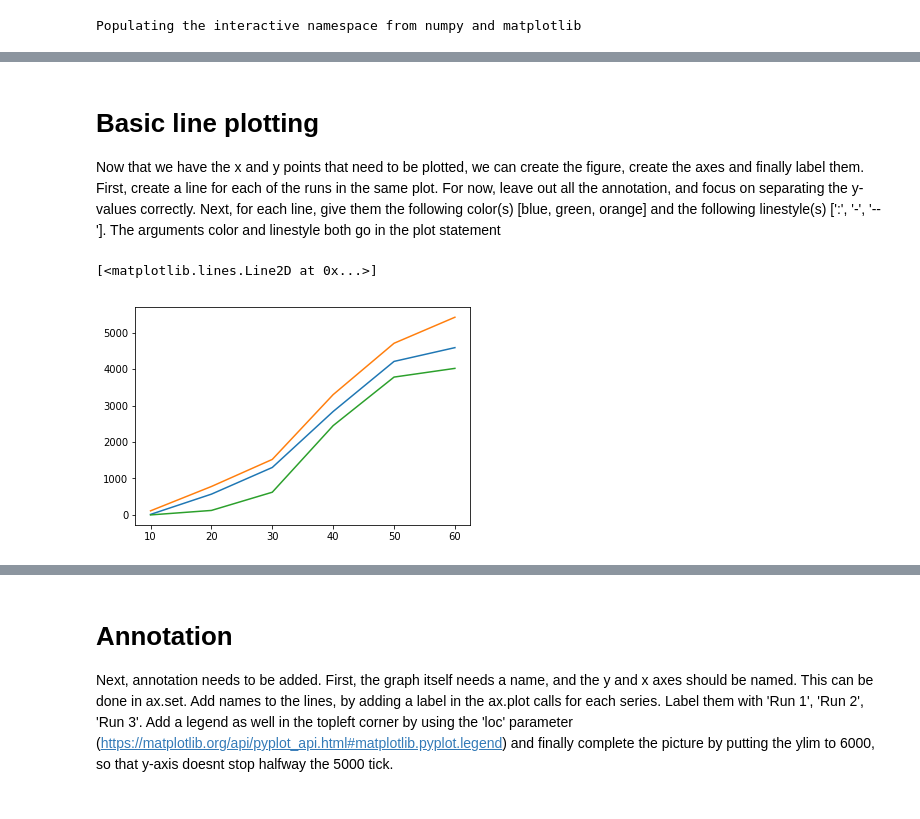
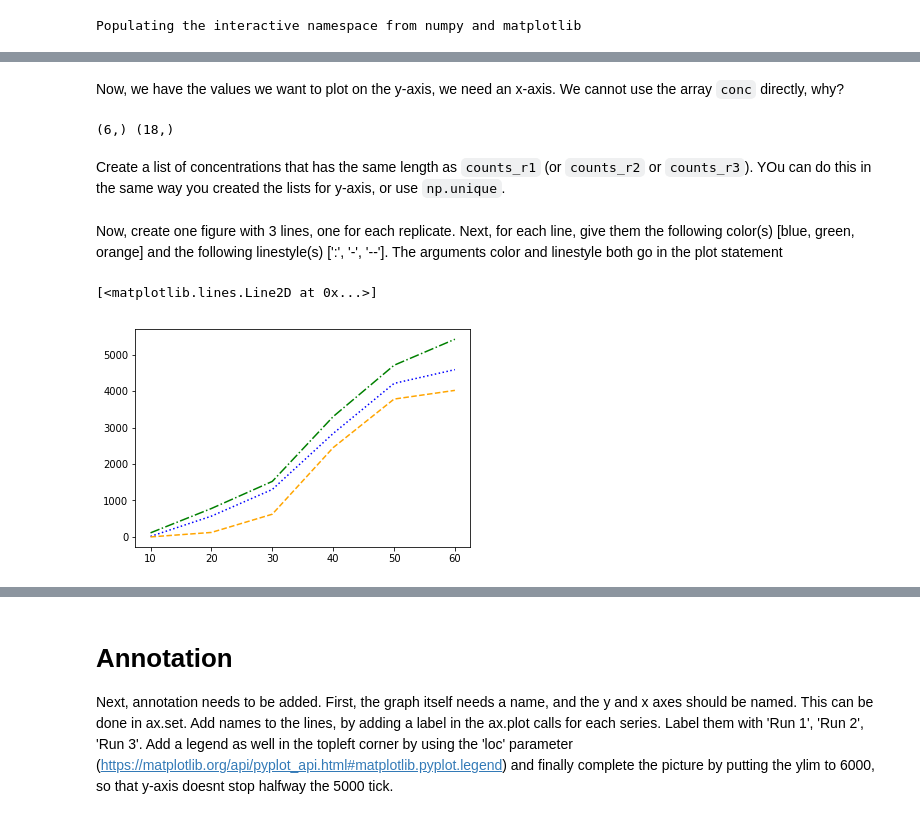
Before and after one commit to lacdr-tox/basic-programming-in-drug-discovery, a Jupyter notebook: python/exercises/2. Basic Plotting.ipynb, the cells around one changed output, grey strips where cells are left out. Drawn from its saved outputs; the diff is of its cells as text; code cells hidden in the pictures.

```diff
--- a/python/exercises/2. Basic Plotting.ipynb
+++ b/python/exercises/2. Basic Plotting.ipynb
@@ -54,0 +29,2 @@ print(y_results)
+# %%
+(conc,counts,run) = np.loadtxt('datafiles/Labresults.csv',delimiter=',',unpack=True)
@@ -55,15 +39,26 @@ print(y_results)
+# %%
+counts_r1 = counts[:6]
+counts_r2 = counts[6:12]
+counts_r3 = counts[12:]
+# %% [markdown]
+Now, we have the values we want to plot on the y-axis, we need an x-axis. We cannot use the array `conc` directly, why?
+# %%
+# x and y must have the same length
+print(counts_r1.shape,conc.shape)
+# %% [output]
+(6,) (18,)
+# %% [markdown]
+Create a list of concentrations that has the same length as `counts_r1` (or `counts_r2` or `counts_r3`). YOu can do this in the same way you created the lists for y-axis, or use `np.unique`.
+# %%
+conc_unique = np.unique(conc)
 # %% [markdown]
-# Basic line plotting
-
-Now that we have the x and y points that need to be plotted, we can create the figure, create the axes and finally label them.
-First, create a line for each of the runs in the same plot. For now, leave out all the annotation, and focus on separating the y-values correctly.
-Next, for each line, give them the following color(s) [blue, green, orange] and the following linestyle(s) [':', '-', '--']. The arguments color and linestyle both go in the plot statement
+Now, create one figure with 3 lines, one for each replicate. Next, for each line, give them the following color(s) [blue, green, orange] and the following linestyle(s) [':', '-', '--']. The arguments color and linestyle both go in the plot statement
 # %%
 fig = plt.figure(figsize=(6,4))
 ax = plt.gca()
-ax.plot(conc,counts[:6], color='blue', linestyle=':')
-ax.plot(conc,counts[6:12], color='green', linestyle='-.')
-ax.plot(conc,counts[12:], color='orange', linestyle='--')
+ax.plot(conc_unique,counts_r1, color='blue', linestyle=':')
+ax.plot(conc_unique,counts_r2, color='green', linestyle='-.')
+ax.plot(conc_unique,counts_r3, color='orange', linestyle='--')
 # %% [output]
 [<matplotlib.lines.Line2D at 0x...>]
-[figure, old version]
+[figure, new version]
```
Also changed, not shown: parts of 11 cells of this notebook, 2 other files.
